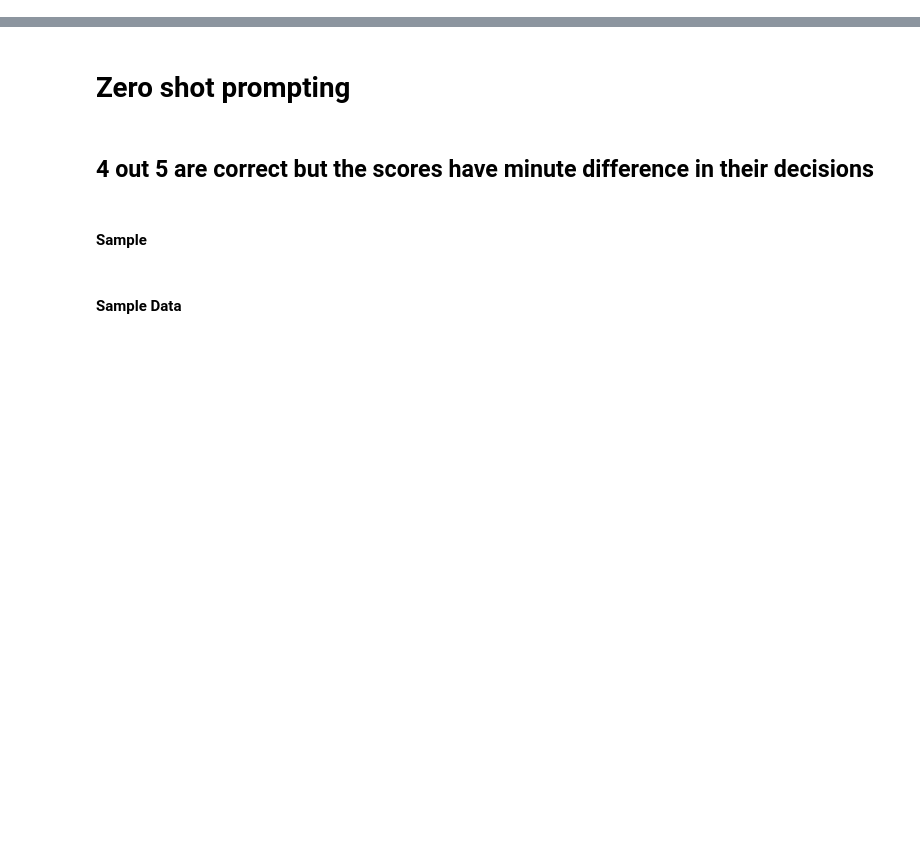
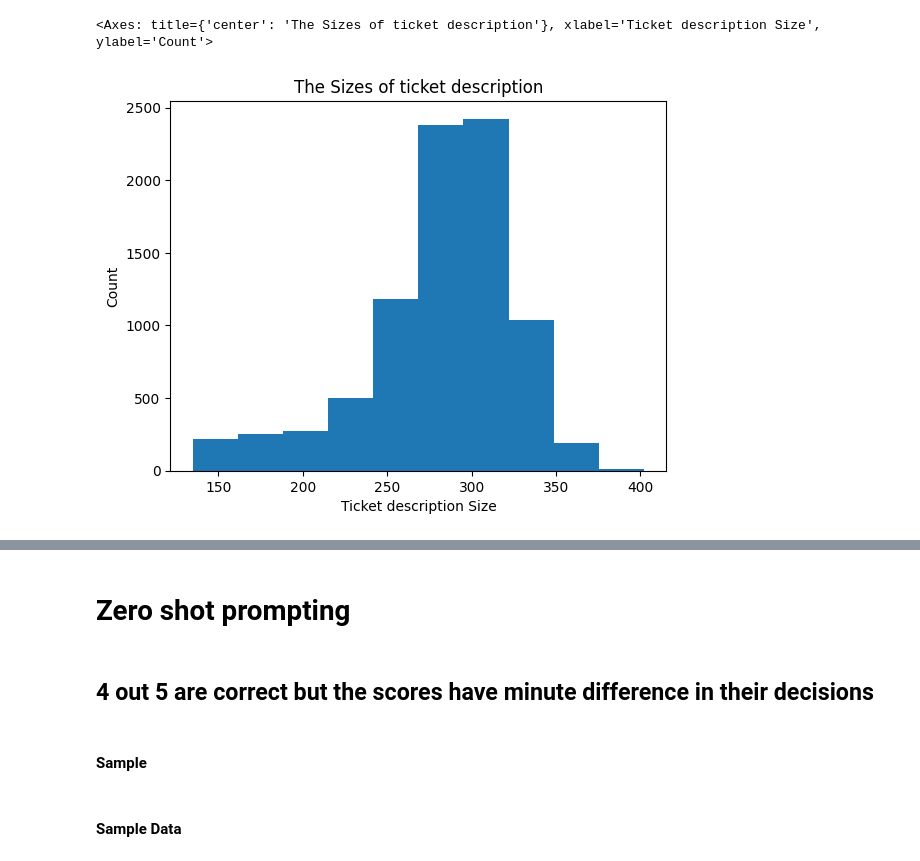
Before and after one commit to neha-duggirala/Customer-Support-Classification-using-LLM, a Jupyter notebook: customer-support-classification-using-llm.ipynb, the cells around one changed output, grey strips where cells are left out. Drawn from its saved outputs; the diff is of its cells as text; code cells hidden in the pictures; blank space fills up the shorter version.

```diff
--- a/customer-support-classification-using-llm.ipynb
+++ b/customer-support-classification-using-llm.ipynb
@@ -43,0 +72,7 @@ labels
+# %%
+df["Description Size"] = df["Ticket Description"].str.len()
+# %%
+df["Description Size"].plot.hist(title='The Sizes of ticket description', xlabel='Ticket description Size', ylabel='Count')
+# %% [output]
+<Axes: title={'center': 'The Sizes of ticket description'}, xlabel='Ticket description Size', ylabel='Count'>
+[figure, added]
```
Also changed, not shown: parts of 10 cells of this notebook.
